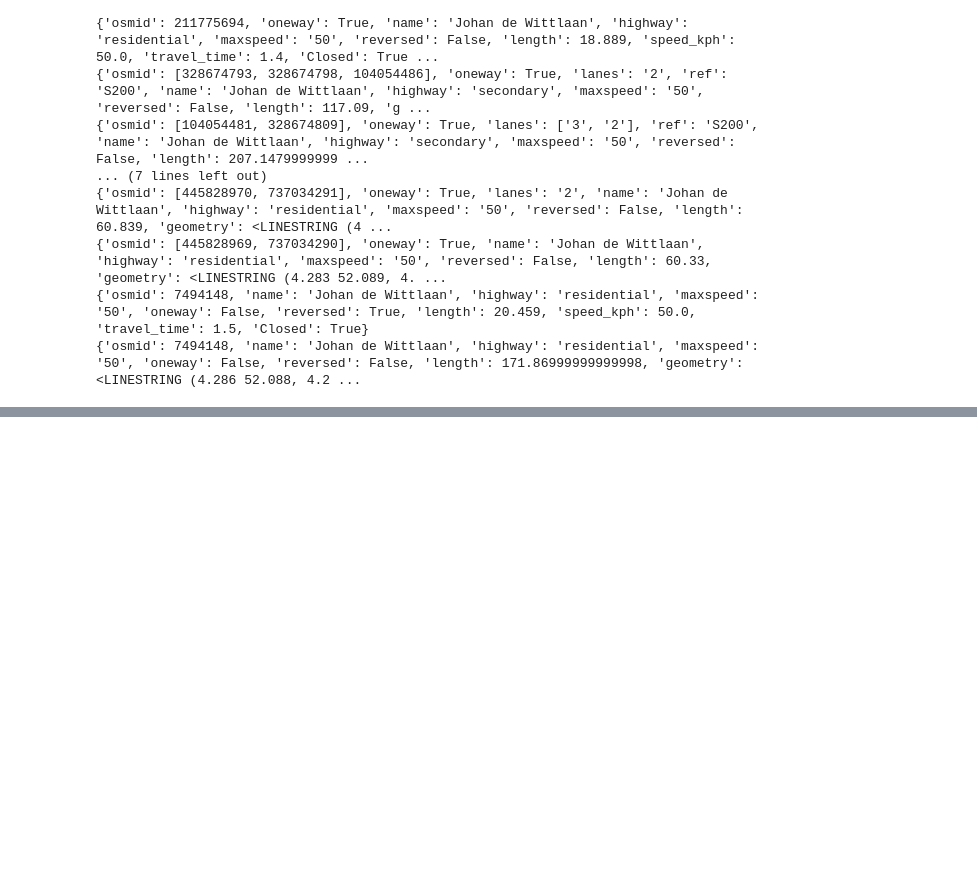
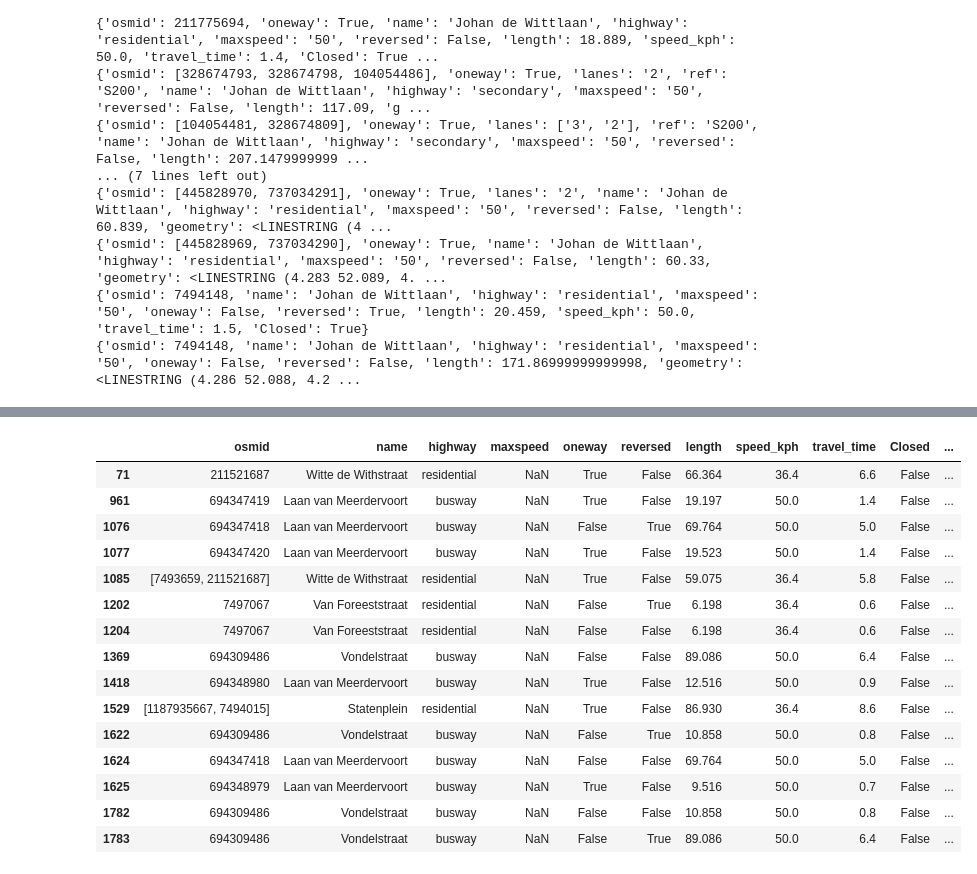
Before and after one commit to KCvdBerg/Societal-The-Hague, a Jupyter notebook: New_Data_cleaning.ipynb, the cells around one changed output, grey strips where cells are left out. Cells and saved outputs as stored; diff of their text form; code cells hidden in the pictures; blank space fills up the shorter version.

```diff
--- a/New_Data_cleaning.ipynb
+++ b/New_Data_cleaning.ipynb
@@ -249,0 +254,2 @@ pickle.dump(G4, open('Data/TheHagueStreets.pickle', 'wb'))
+# %%
+nodes, edges = momepy.nx_to_gdf(G, points=True, lines=True)
@@ -249,0 +324,2 @@ pickle.dump(G4, open('Data/TheHagueStreets.pickle', 'wb'))
+# %%
+edges.lanes = edges.lanes.fillna(2)
@@ -249,0 +381,19 @@ pickle.dump(G4, open('Data/TheHagueStreets.pickle', 'wb'))
+# %%
+edges[edges.maxspeed.isna()]
+# %% [output]
+|  | osmid | name | highway | maxspeed | oneway | reversed | length | speed_kph | travel_time | Closed | ... |
+| 71 | 211521687 | Witte de Withstraat | residential | NaN | True | False | 66.364 | 36.4 | 6.6 | False | ... |
+| 961 | 694347419 | Laan van Meerdervoort | busway | NaN | True | False | 19.197 | 50.0 | 1.4 | False | ... |
+| 1076 | 694347418 | Laan van Meerdervoort | busway | NaN | False | True | 69.764 | 50.0 | 5.0 | False | ... |
+| 1077 | 694347420 | Laan van Meerdervoort | busway | NaN | True | False | 19.523 | 50.0 | 1.4 | False | ... |
+| 1085 | [7493659, 211521687] | Witte de Withstraat | residential | NaN | True | False | 59.075 | 36.4 | 5.8 | False | ... |
+| 1202 | 7497067 | Van Foreeststraat | residential | NaN | False | True | 6.198 | 36.4 | 0.6 | False | ... |
+| 1204 | 7497067 | Van Foreeststraat | residential | NaN | False | False | 6.198 | 36.4 | 0.6 | False | ... |
+| 1369 | 694309486 | Vondelstraat | busway | NaN | False | False | 89.086 | 50.0 | 6.4 | False | ... |
+| 1418 | 694348980 | Laan van Meerdervoort | busway | NaN | True | False | 12.516 | 50.0 | 0.9 | False | ... |
+| 1529 | [1187935667, 7494015] | Statenplein | residential | NaN | True | False | 86.930 | 36.4 | 8.6 | False | ... |
+| 1622 | 694309486 | Vondelstraat | busway | NaN | False | True | 10.858 | 50.0 | 0.8 | False | ... |
+| 1624 | 694347418 | Laan van Meerdervoort | busway | NaN | False | False | 69.764 | 50.0 | 5.0 | False | ... |
+| 1625 | 694348979 | Laan van Meerdervoort | busway | NaN | True | False | 9.516 | 50.0 | 0.7 | False | ... |
+| 1782 | 694309486 | Vondelstraat | busway | NaN | False | False | 10.858 | 50.0 | 0.8 | False | ... |
+| 1783 | 694309486 | Vondelstraat | busway | NaN | False | True | 89.086 | 50.0 | 6.4 | False | ... |
```
Also changed, not shown: parts of 38 cells of this notebook, 2 other files.
